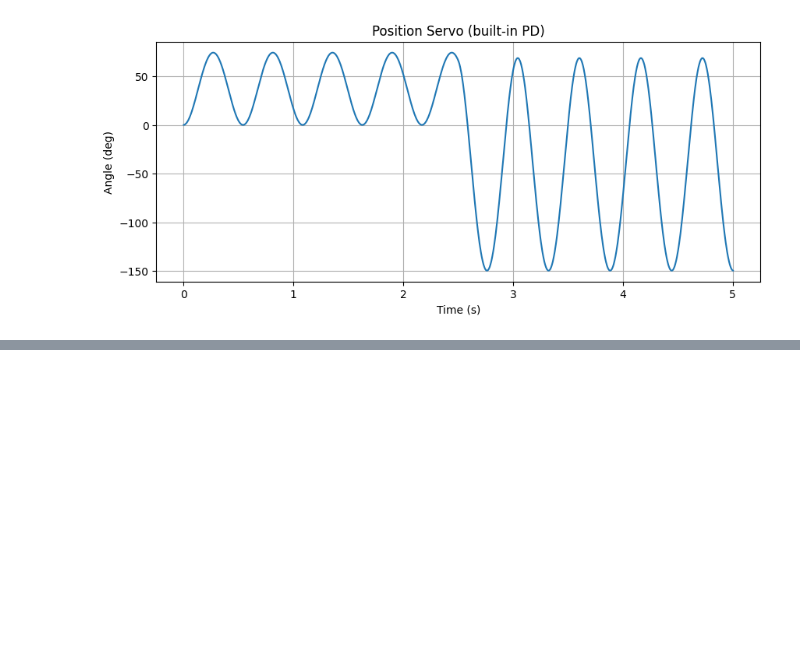
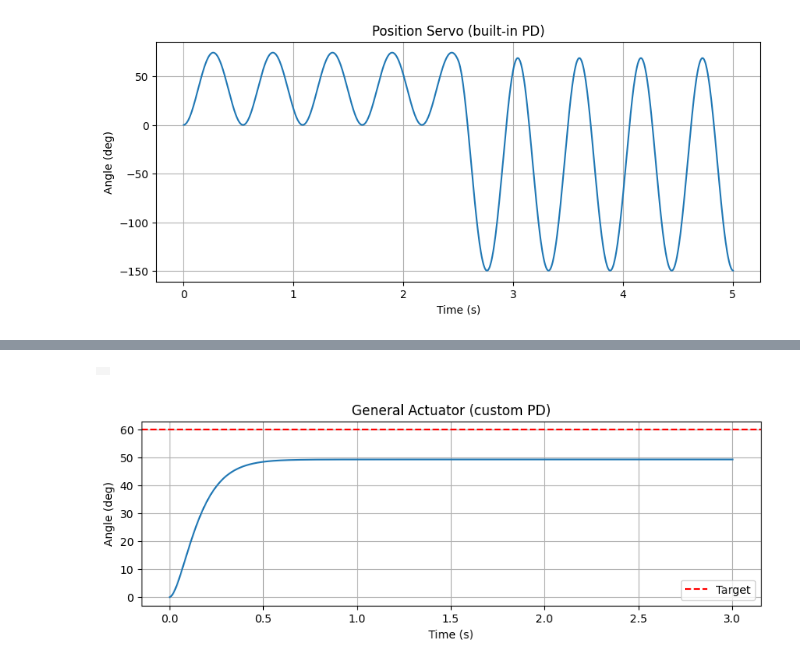
Before and after one commit to liguangxun0106/Mujoco_tutorial, a Jupyter notebook: tutorial/04_control.ipynb, the cells around one changed output, grey strips where cells are left out. Drawn from its saved outputs; the diff is of its cells as text; code cells hidden in the pictures; blank space fills up the shorter version.

```diff
--- a/tutorial/04_control.ipynb
+++ b/tutorial/04_control.ipynb
@@ -424,0 +230,55 @@ Keyframe "reach_forward": qpos = [ 0.3 -0.6]
+# %%
+xml_general = """
+<mujoco>
+  <option gravity="0 0 -9.81"/>
+  <worldbody>
+    <light pos="0 0 2"/>
+    <body pos="0 0 1.5">
+      <joint name="hinge" type="hinge" axis="0 1 0"/>
+      <geom type="capsule" fromto="0 0 0 0 0 -0.5" size="0.04" mass="1" rgba="0.7 0.2 0.7 1"/>
+    </body>
+  </worldbody>
+  <actuator>
+    <!-- General actuator configured as position servo with damping -->
+    <!-- gainprm[0]=kp, biasprm[1]=kp (negative feedback), biasprm[2]=kd -->
+    <general name="custom" joint="hinge" gaintype="fixed" biastype="affine"
+             gainprm="10" biasprm="0 -10 -2"
+             ctrlrange="-3.14 3.14"/>
+  </actuator>
+</mujoco>
+"""
+
+model_g = mujoco.MjModel.from_xml_string(xml_general)
+data_g = mujoco.MjData(model_g)
+
+renderer = mujoco.Renderer(model_g,height=480,width=600)
+#参数配置
+frames = []
+fps = 60
+
+# This behaves like position servo: ctrl=target, internal PD
+times, angles = [], []
+while data_g.time < 3.0:
+    data_g.ctrl[0] = np.pi / 3
+    mujoco.mj_step(model_g, data_g)
+    times.append(data_g.time)
+    angles.append(data_g.qpos[0])
+    #渲染画面
+    if len(frames) < data_g.time * fps:
+     renderer.update_scene(data_g)
+     frames.append(renderer.render().copy())
+
+#关闭渲染
+renderer.close()
+
+#播放
+media.show_video(frames,fps = fps)
+
+plt.figure(figsize=(10, 3))
+plt.plot(times, np.degrees(angles))
+plt.axhline(60, color='r', linestyle='--', label='Target')
+plt.xlabel('Time (s)'); plt.ylabel('Angle (deg)')
+plt.title('General Actuator (custom PD)'); plt.legend(); plt.grid(True); plt.show()
+# %% [output]
+|  |
+[figure, added]
```
Also changed, not shown: parts of 19 cells of this notebook.
